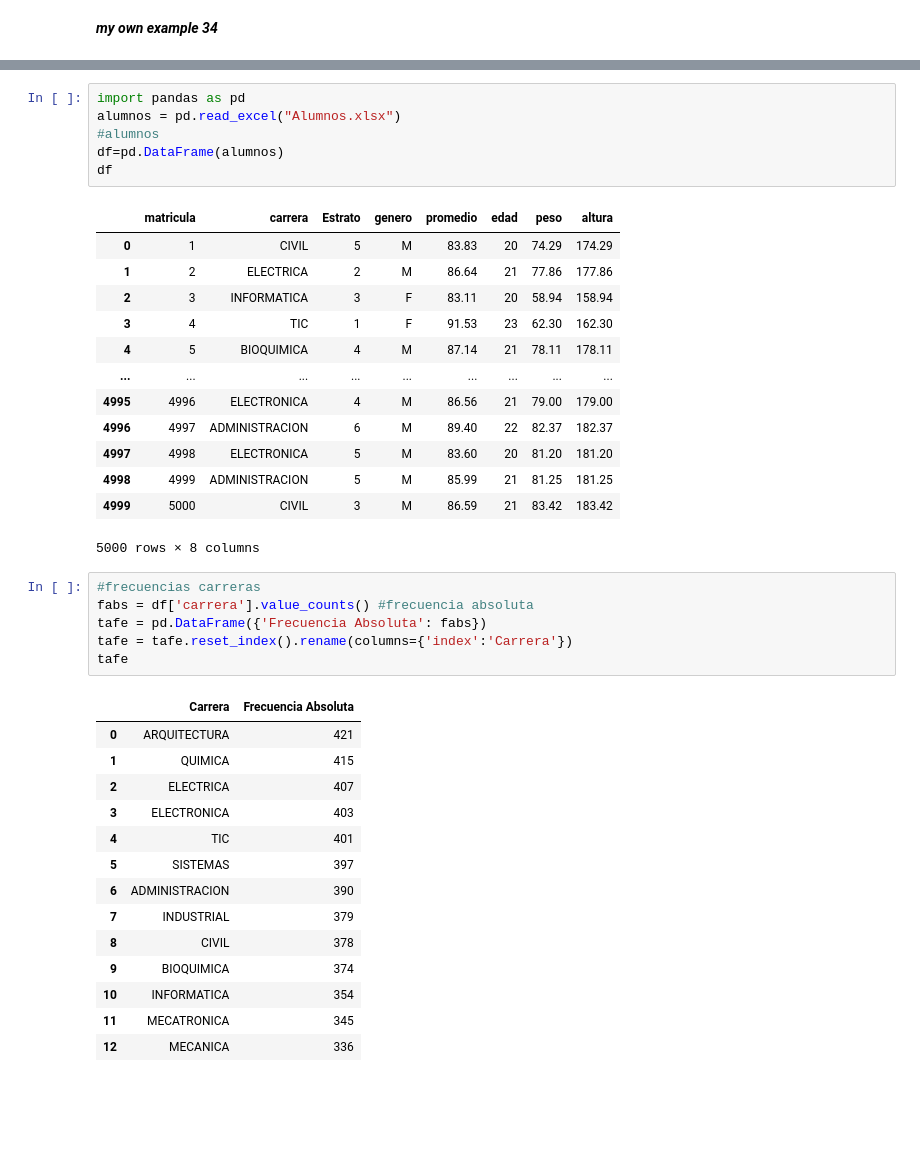
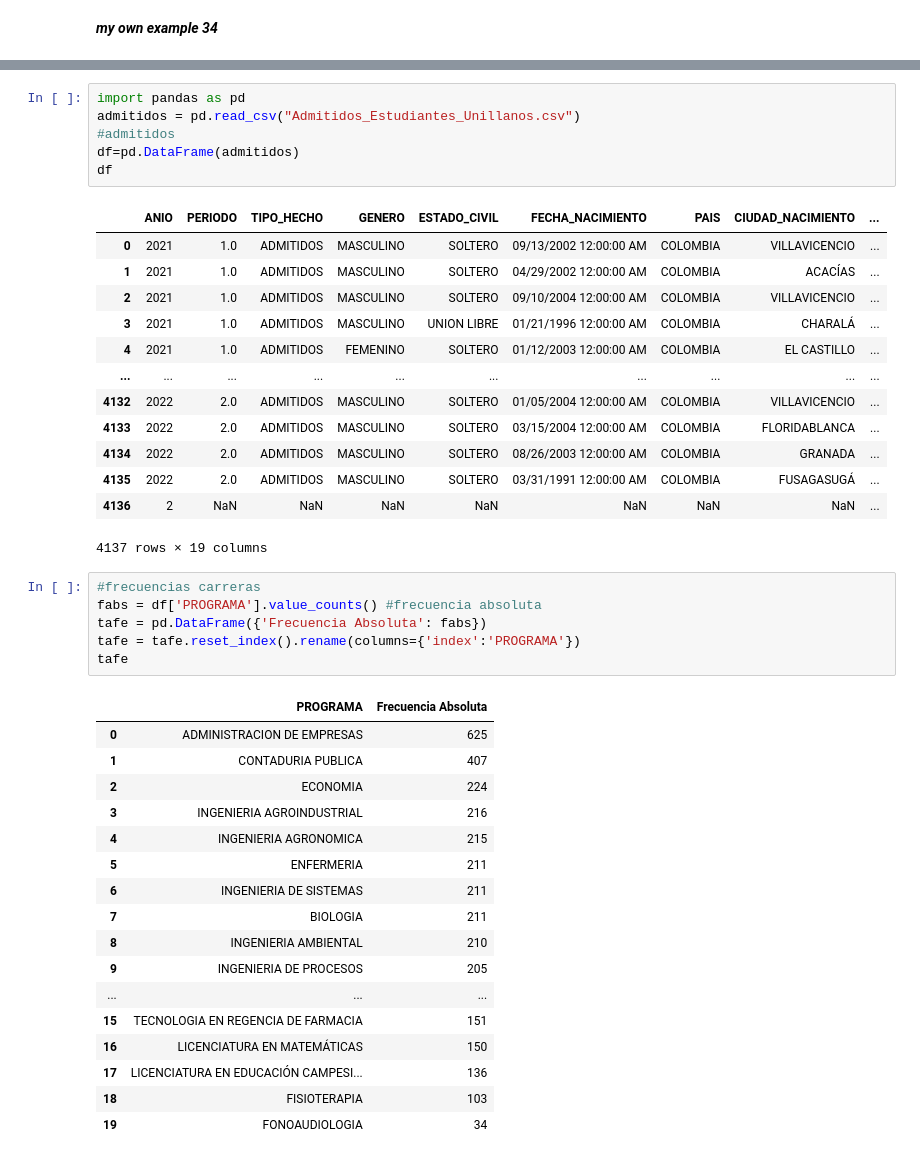
Before and after one commit to yoshikagua/MetNumUN2024I, a Jupyter notebook: Lab2/staguirreg_Lab2.ipynb, the cells around one changed output, grey strips where cells are left out. Drawn from its saved outputs; the diff is of its cells as text; blank space fills up the shorter version.

```diff
--- a/Lab2/staguirreg_Lab2.ipynb
+++ b/Lab2/staguirreg_Lab2.ipynb
@@ -1730,44 +1498,47 @@ ax.set_xticklabels(ax.get_xticklabels(), rotation=45);
 # %%
 import pandas as pd
-alumnos = pd.read_excel("Alumnos.xlsx")
-#alumnos
-df=pd.DataFrame(alumnos)
+admitidos = pd.read_csv("Admitidos_Estudiantes_Unillanos.csv")
+#admitidos
+df=pd.DataFrame(admitidos)
 df
 # %% [output]
-|  | matricula | carrera | Estrato | genero | promedio | edad | peso | altura |
-| 0 | 1 | CIVIL | 5 | M | 83.83 | 20 | 74.29 | 174.29 |
-| 1 | 2 | ELECTRICA | 2 | M | 86.64 | 21 | 77.86 | 177.86 |
-| 2 | 3 | INFORMATICA | 3 | F | 83.11 | 20 | 58.94 | 158.94 |
-| 3 | 4 | TIC | 1 | F | 91.53 | 23 | 62.30 | 162.30 |
-| 4 | 5 | BIOQUIMICA | 4 | M | 87.14 | 21 | 78.11 | 178.11 |
-| ... | ... | ... | ... | ... | ... | ... | ... | ... |
-| 4995 | 4996 | ELECTRONICA | 4 | M | 86.56 | 21 | 79.00 | 179.00 |
-| 4996 | 4997 | ADMINISTRACION | 6 | M | 89.40 | 22 | 82.37 | 182.37 |
-| 4997 | 4998 | ELECTRONICA | 5 | M | 83.60 | 20 | 81.20 | 181.20 |
-| 4998 | 4999 | ADMINISTRACION | 5 | M | 85.99 | 21 | 81.25 | 181.25 |
-| 4999 | 5000 | CIVIL | 3 | M | 86.59 | 21 | 83.42 | 183.42 |
+|  | ANIO | PERIODO | TIPO_HECHO | GENERO | ESTADO_CIVIL | FECHA_NACIMIENTO | PAIS | CIUDAD_NACIMIENTO | ... |
+| 0 | 2021 | 1.0 | ADMITIDOS | MASCULINO | SOLTERO | 09/13/2002 12:00:00 AM | COLOMBIA | VILLAVICENCIO | ... |
+| 1 | 2021 | 1.0 | ADMITIDOS | MASCULINO | SOLTERO | 04/29/2002 12:00:00 AM | COLOMBIA | ACACÍAS | ... |
+| 2 | 2021 | 1.0 | ADMITIDOS | MASCULINO | SOLTERO | 09/10/2004 12:00:00 AM | COLOMBIA | VILLAVICENCIO | ... |
+| 3 | 2021 | 1.0 | ADMITIDOS | MASCULINO | UNION LIBRE | 01/21/1996 12:00:00 AM | COLOMBIA | CHARALÁ | ... |
+| 4 | 2021 | 1.0 | ADMITIDOS | FEMENINO | SOLTERO | 01/12/2003 12:00:00 AM | COLOMBIA | EL CASTILLO | ... |
+| ... | ... | ... | ... | ... | ... | ... | ... | ... | ... |
+| 4132 | 2022 | 2.0 | ADMITIDOS | MASCULINO | SOLTERO | 01/05/2004 12:00:00 AM | COLOMBIA | VILLAVICENCIO | ... |
+| 4133 | 2022 | 2.0 | ADMITIDOS | MASCULINO | SOLTERO | 03/15/2004 12:00:00 AM | COLOMBIA | FLORIDABLANCA | ... |
+| 4134 | 2022 | 2.0 | ADMITIDOS | MASCULINO | SOLTERO | 08/26/2003 12:00:00 AM | COLOMBIA | GRANADA | ... |
+| 4135 | 2022 | 2.0 | ADMITIDOS | MASCULINO | SOLTERO | 03/31/1991 12:00:00 AM | COLOMBIA | FUSAGASUGÁ | ... |
+| 4136 | 2 | NaN | NaN | NaN | NaN | NaN | NaN | NaN | ... |
-5000 rows × 8 columns
+4137 rows × 19 columns
 # %%
 #frecuencias carreras
-fabs = df['carrera'].value_counts() #frecuencia absoluta
+fabs = df['PROGRAMA'].value_counts() #frecuencia absoluta
 tafe = pd.DataFrame({'Frecuencia Absoluta': fabs})
-tafe = tafe.reset_index().rename(columns={'index':'Carrera'})
+tafe = tafe.reset_index().rename(columns={'index':'PROGRAMA'})
 tafe
 # %% [output]
-|  | Carrera | Frecuencia Absoluta |
-| 0 | ARQUITECTURA | 421 |
-| 1 | QUIMICA | 415 |
-| 2 | ELECTRICA | 407 |
-| 3 | ELECTRONICA | 403 |
-| 4 | TIC | 401 |
-| 5 | SISTEMAS | 397 |
-| 6 | ADMINISTRACION | 390 |
-| 7 | INDUSTRIAL | 379 |
-| 8 | CIVIL | 378 |
-| 9 | BIOQUIMICA | 374 |
-| 10 | INFORMATICA | 354 |
-| 11 | MECATRONICA | 345 |
-| 12 | MECANICA | 336 |
+|  | PROGRAMA | Frecuencia Absoluta |
+| 0 | ADMINISTRACION DE EMPRESAS | 625 |
+| 1 | CONTADURIA PUBLICA | 407 |
+| 2 | ECONOMIA | 224 |
+| 3 | INGENIERIA AGROINDUSTRIAL | 216 |
+| 4 | INGENIERIA AGRONOMICA | 215 |
+| 5 | ENFERMERIA | 211 |
+| 6 | INGENIERIA DE SISTEMAS | 211 |
+| 7 | BIOLOGIA | 211 |
+| 8 | INGENIERIA AMBIENTAL | 210 |
+| 9 | INGENIERIA DE PROCESOS | 205 |
+| ... | ... | ... |
+| 15 | TECNOLOGIA EN REGENCIA DE FARMACIA | 151 |
+| 16 | LICENCIATURA EN MATEMÁTICAS | 150 |
+| 17 | LICENCIATURA EN EDUCACIÓN CAMPESI... | 136 |
+| 18 | FISIOTERAPIA | 103 |
+| 19 | FONOAUDIOLOGIA | 34 |
 # %%
 import matplotlib.pyplot as plt
 
```
Also changed, not shown: parts of 100 cells of this notebook.
